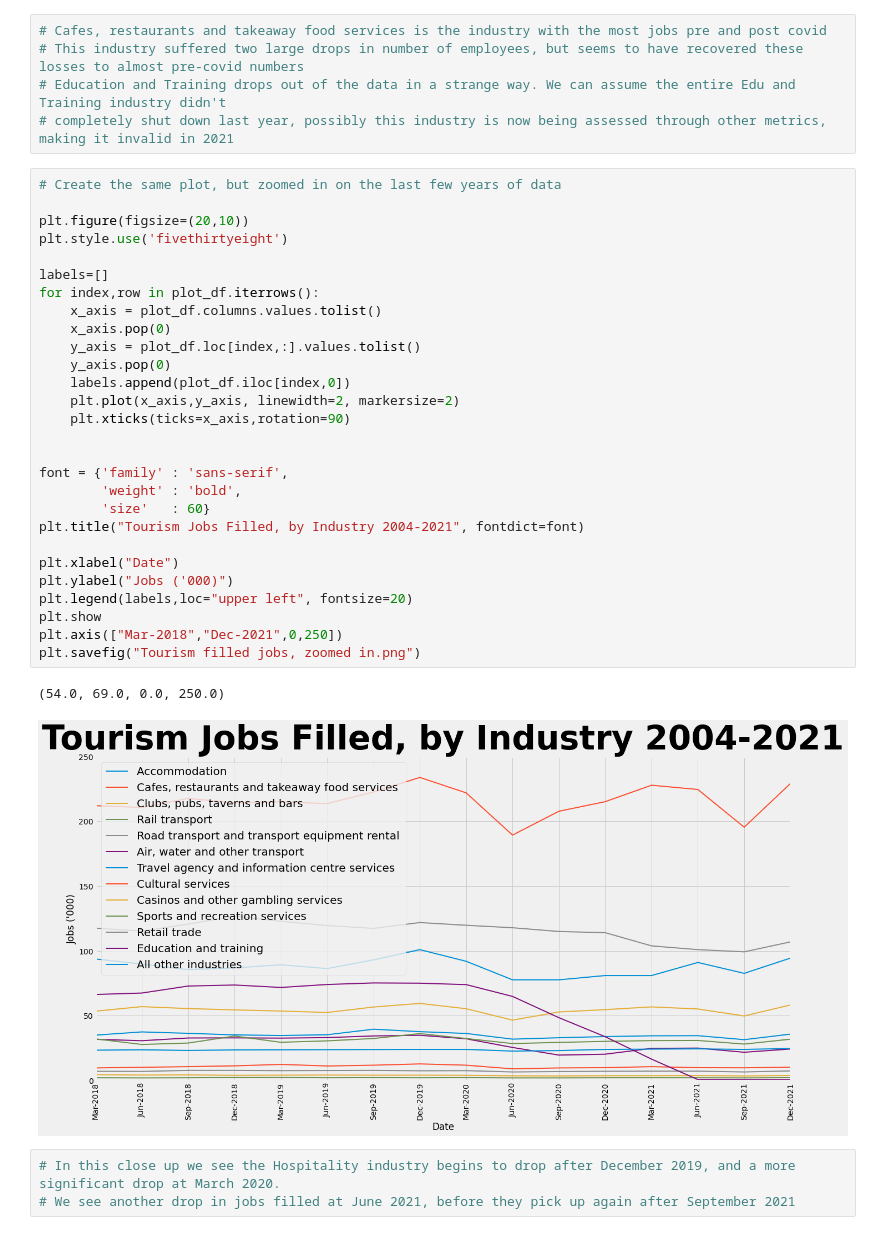
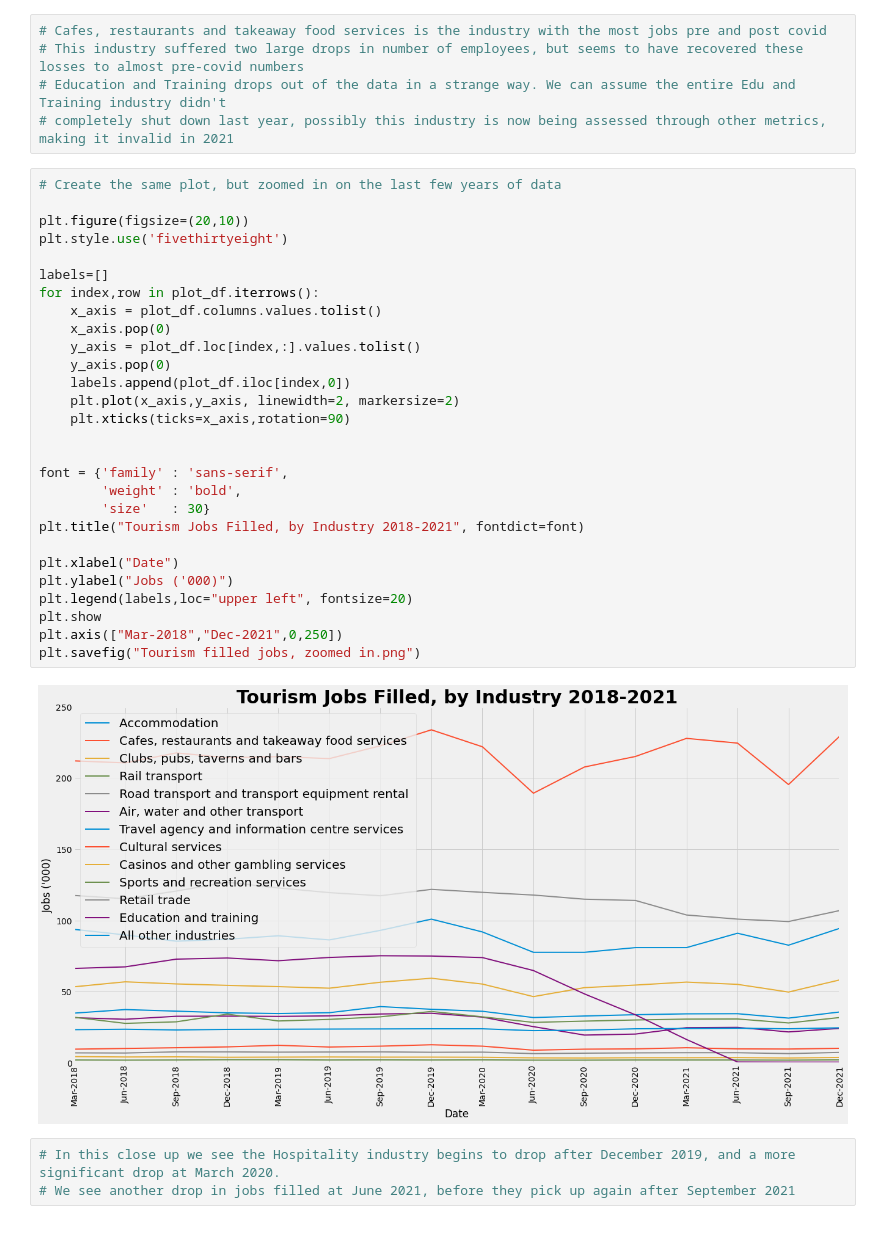
Before and after one commit to JasonDButt/project-1-group-10, a Jupyter notebook: Project-1-Tourism.ipynb, the cells around one changed output. Cells and saved outputs as stored; diff of their text form.

```diff
--- a/Project-1-Tourism.ipynb
+++ b/Project-1-Tourism.ipynb
@@ -75,34 +75,33 @@ plt.savefig("Tourism Filled Jobs by Industry.png")
 # %%
 # Create the same plot, but zoomed in on the last few years of data
 
 plt.figure(figsize=(20,10))
 plt.style.use('fivethirtyeight')
 
 labels=[]
 for index,row in plot_df.iterrows():
     x_axis = plot_df.columns.values.tolist()
     x_axis.pop(0)
     y_axis = plot_df.loc[index,:].values.tolist()
     y_axis.pop(0)
     labels.append(plot_df.iloc[index,0])
     plt.plot(x_axis,y_axis, linewidth=2, markersize=2)
     plt.xticks(ticks=x_axis,rotation=90)
 
 
 font = {'family' : 'sans-serif',
         'weight' : 'bold',
-        'size'   : 60}
-plt.title("Tourism Jobs Filled, by Industry 2004-2021", fontdict=font)
+        'size'   : 30}
+plt.title("Tourism Jobs Filled, by Industry 2018-2021", fontdict=font)
 
 plt.xlabel("Date")
 plt.ylabel("Jobs ('000)")
 plt.legend(labels,loc="upper left", fontsize=20)
 plt.show
 plt.axis(["Mar-2018","Dec-2021",0,250])
 plt.savefig("Tourism filled jobs, zoomed in.png")
 # %% [output]
-(54.0, 69.0, 0.0, 250.0)
-[figure, old version]
+[figure, new version]
 # %%
 # In this close up we see the Hospitality industry begins to drop after December 2019, and a more significant drop at March 2020.
 # We see another drop in jobs filled at June 2021, before they pick up again after September 2021
```
Also changed, not shown: parts of 12 cells of this notebook, 8 other files.
